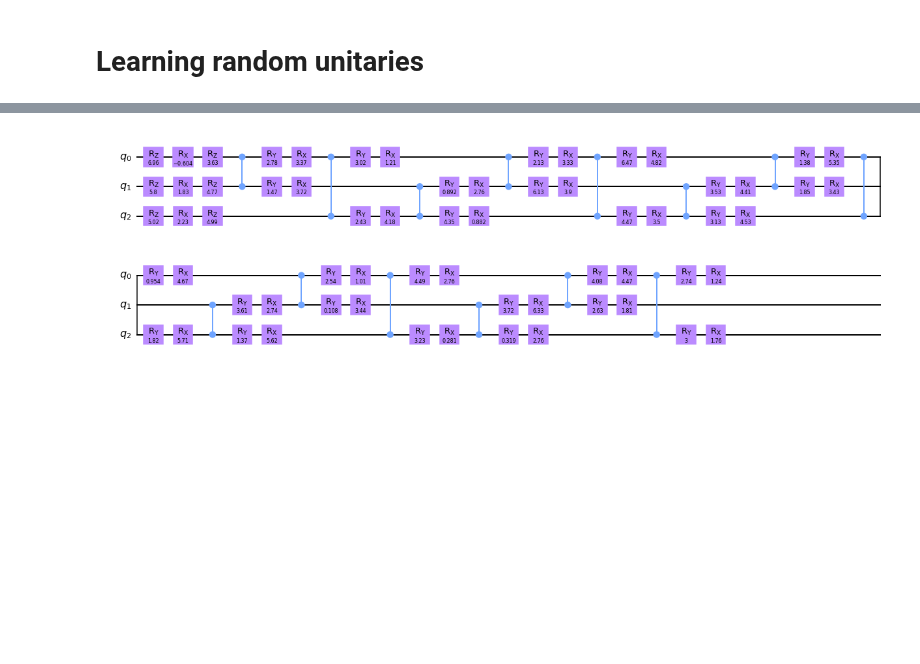
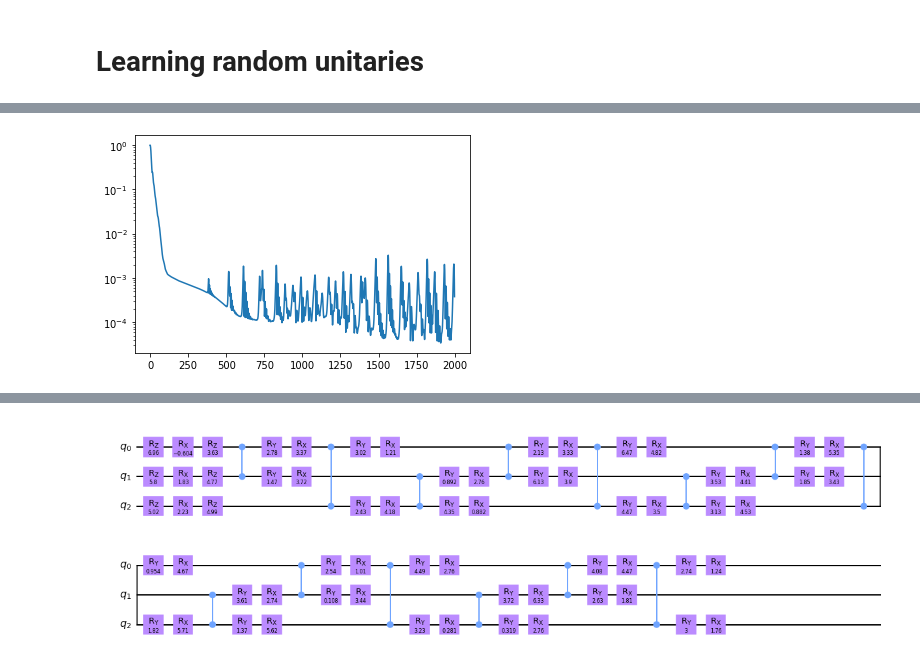
Before and after one commit to idnm/cpflow, a Jupyter notebook: talk_vmap.ipynb, the cells around one changed output, grey strips where cells are left out. Drawn from its saved outputs; the diff is of its cells as text; code cells hidden in the pictures; blank space fills up the shorter version.

```diff
--- a/talk_vmap.ipynb
+++ b/talk_vmap.ipynb
@@ -16,3 +28,8 @@ WARNING:absl:No GPU/TPU found, falling back to CPU. (Set TF_CPP_MIN_LOG_LEVEL=0
+# %%
+plt.plot(res_hist[1]['loss'])
+plt.yscale('log')
+# %% [output]
+[figure, added]
 # %%
 %%time
 u_target = unitary_group.rvs(8, random_state=131)
```
Also changed, not shown: parts of 8 cells of this notebook, 1 other file.
